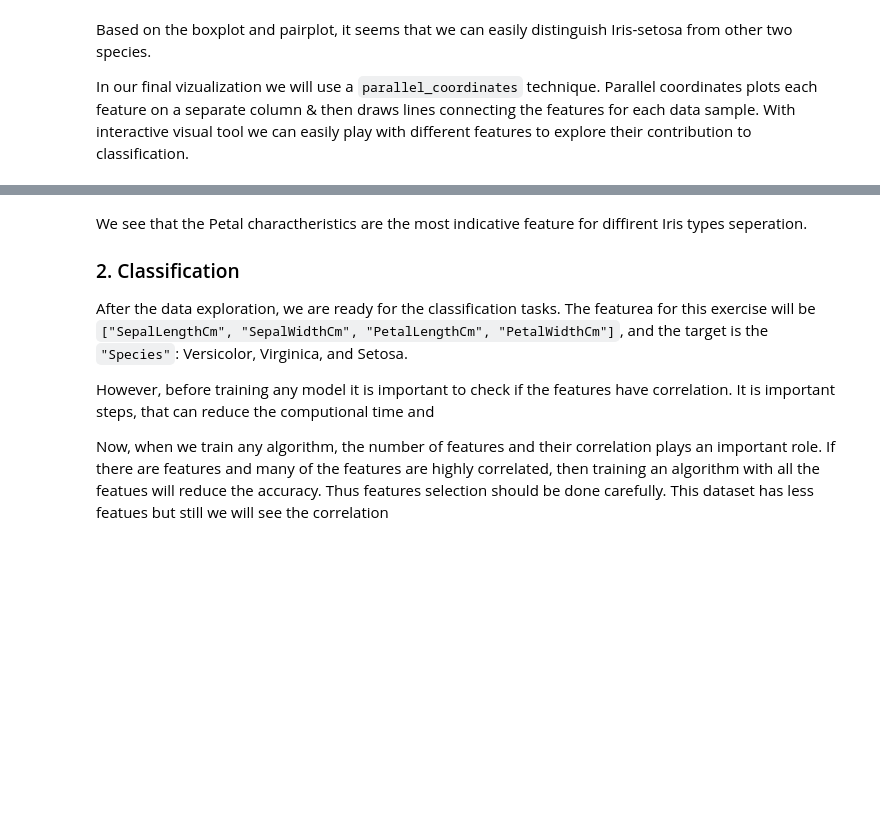
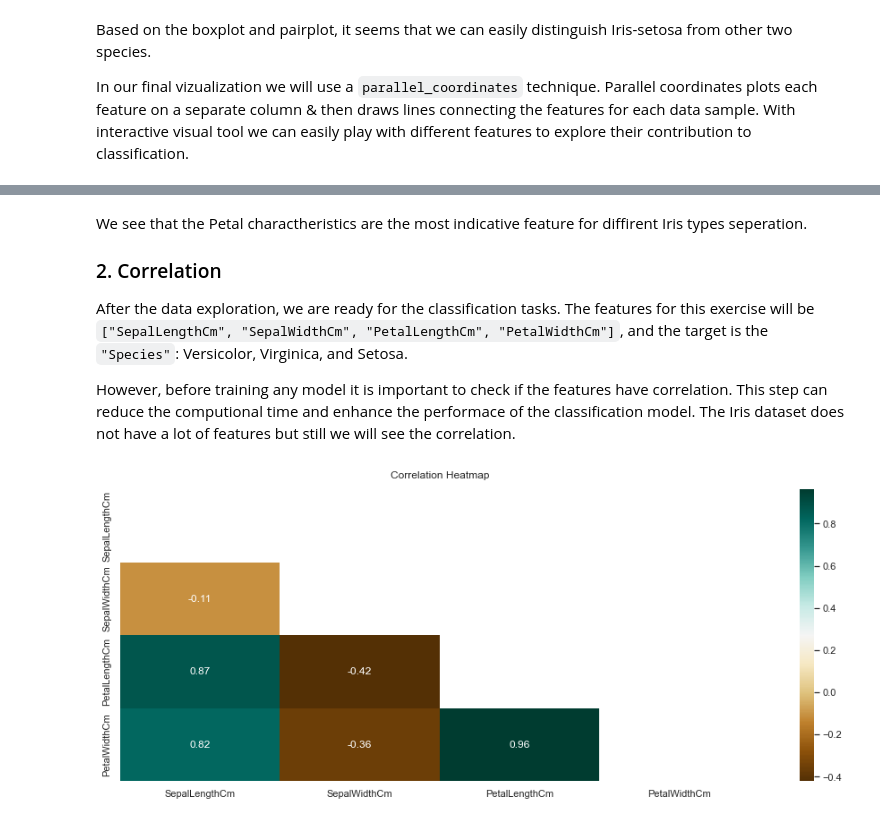
Before and after one commit to DimaGaz/my_first_classification, a Jupyter notebook: iris_classification.ipynb, the cells around one changed output, grey strips where cells are left out. Cells and saved outputs as stored; diff of their text form; code cells hidden in the pictures; blank space fills up the shorter version.

```diff
--- a/iris_classification.ipynb
+++ b/iris_classification.ipynb
@@ -58,7 +58,7 @@ dtypes: float64(4), int64(1), object(1)
 memory usage: 7.2+ KB
 # %%
 # The Id column is redundant
-iris.drop('Id', axis=1, inplace=True) axis=1
+iris.drop('Id', axis=1, inplace=True)
 
 # Basic statistics of numerical features
 iris.describe()
@@ -132,9 +136,25 @@ fig.show()
 # %% [markdown]
 We see that the Petal charactheristics are the most indicative feature for diffirent Iris types seperation.
 
-### 2. Classification
-After the data exploration, we are ready for the classification tasks. The featurea for this exercise will be `["SepalLengthCm", "SepalWidthCm", "PetalLengthCm", "PetalWidthCm"]`, and the target is the `"Species"`: Versicolor, Virginica, and Setosa.
+### 2. Correlation
+After the data exploration, we are ready for the classification tasks. The features for this exercise will be `["SepalLengthCm", "SepalWidthCm", "PetalLengthCm", "PetalWidthCm"]`, and the target is the `"Species"`: Versicolor, Virginica, and Setosa.
 
-However, before training any model it is important to check if the features have correlation. It is important steps, that can reduce the computional time and
-
-Now, when we train any algorithm, the number of features and their correlation plays an important role. If there are features and many of the features are highly correlated, then training an algorithm with all the featues will reduce the accuracy. Thus features selection should be done carefully. This dataset has less featues but still we will see the correlation
+However, before training any model it is important to check if the features have correlation. This step can reduce the computional time and enhance the performace of the classification model. The Iris dataset does not have a lot of features but still we will see the correlation.
+# %%
+plt.figure(figsize=(16, 6))
+
+corr_iris = iris[["SepalLengthCm", "SepalWidthCm", "PetalLengthCm", "PetalWidthCm"]].corr()
+
+# If you cut away half of the correlation heatmap along the diagonal line marked by 1-s, we would not lose any information
+# Mask — takes a boolean array or a dataframe as an argument;
+# when defined, cells become invisible for values where the mask is True
+# define the mask to set the values in the upper triangle to True
+mask = np.triu(np.ones_like(corr_iris, dtype=bool))
+
+# Store heatmap object in a variable to easily access it when you want to include more features (such as title).
+heatmap = sns.heatmap(corr_iris, mask=mask, annot=True, cmap='BrBG')
+
+# Give a title to the heatmap. Pad defines the distance of the title from the top of the heatmap.
+heatmap.set_title('Correlation Heatmap', fontdict={'fontsize':12}, pad=12);
+# %% [output]
+[figure, added]
```
Also changed, not shown: parts of 8 cells of this notebook.
